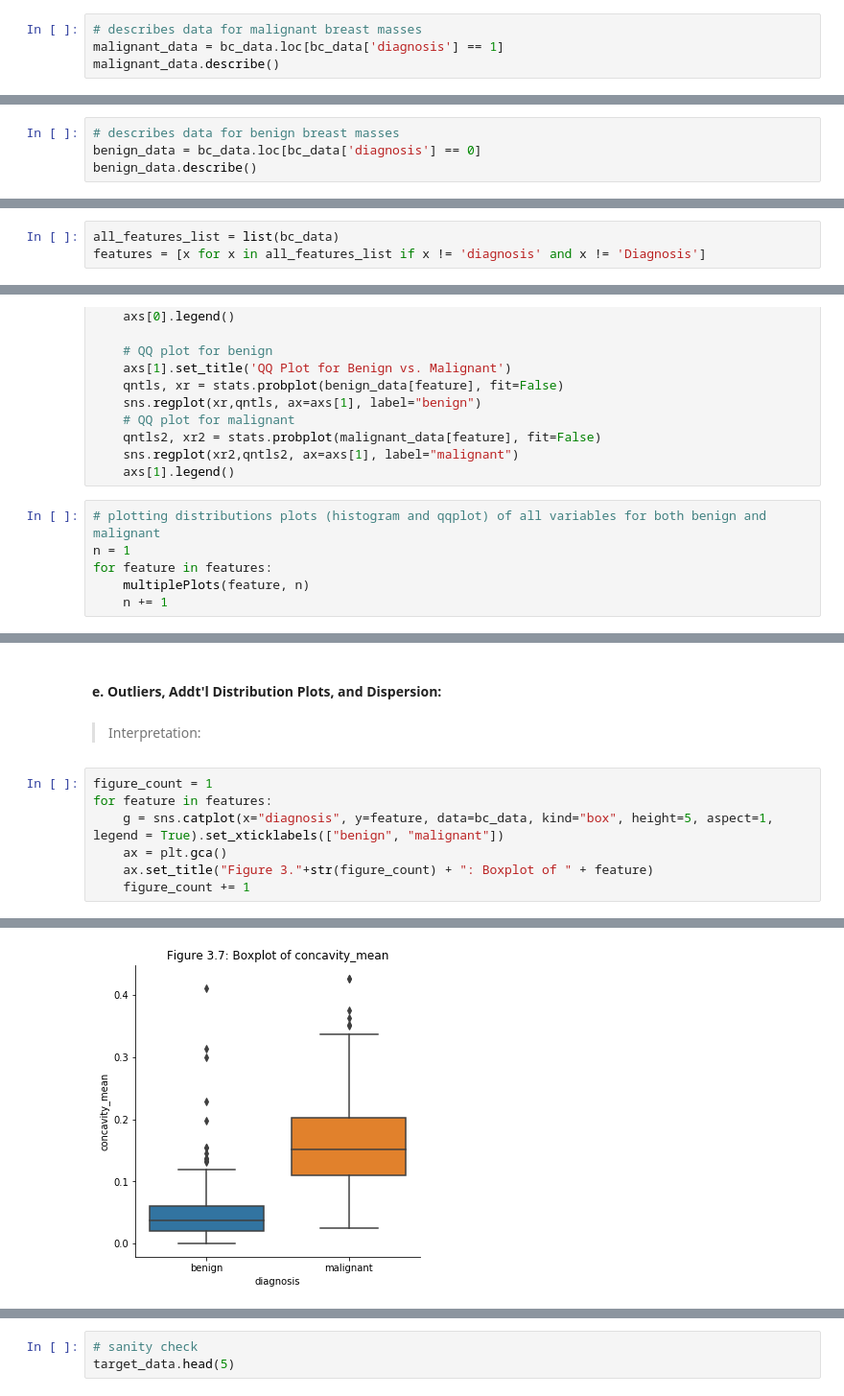
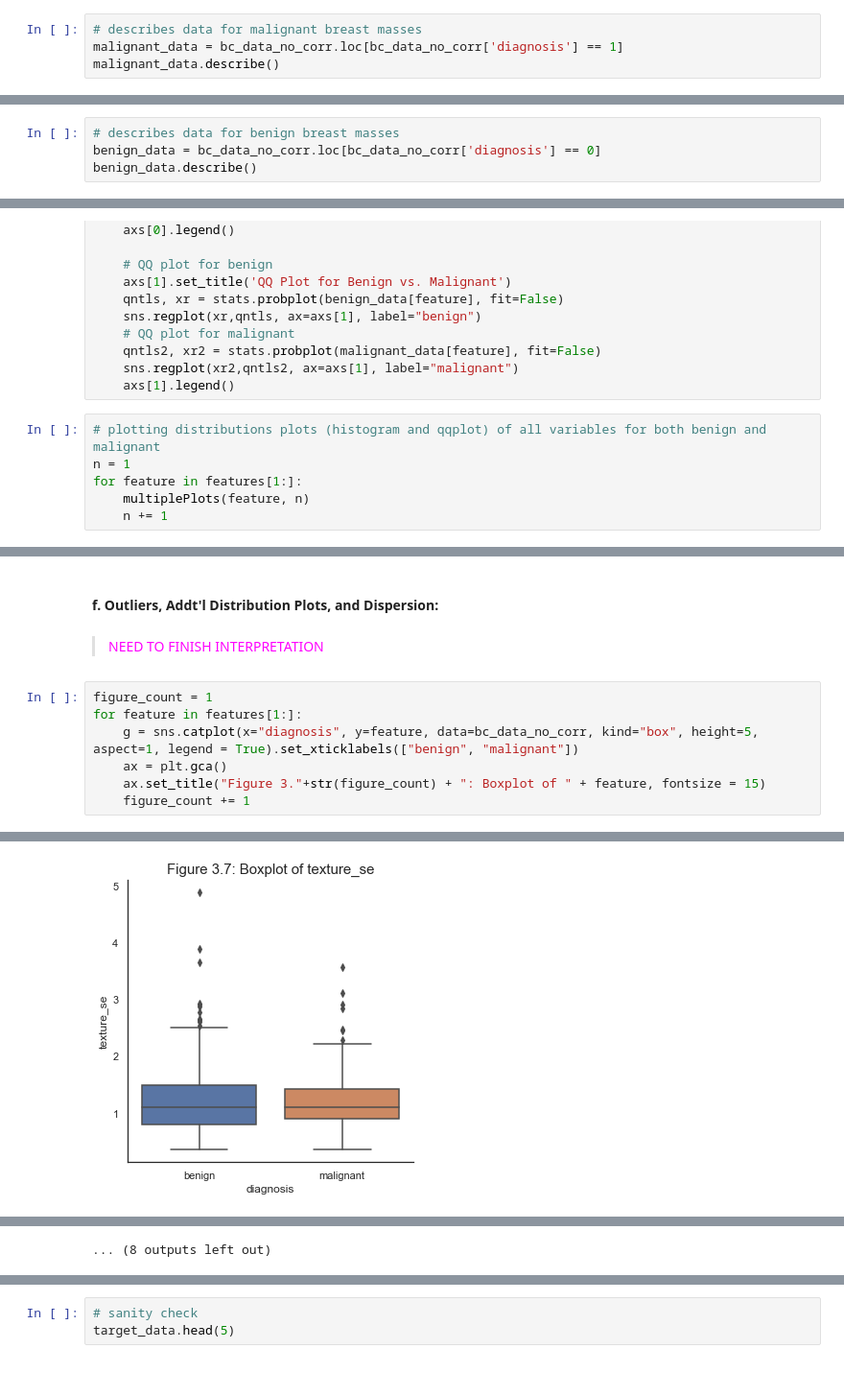
Before and after one commit to daniellaraz/Breast_Cancer_Project, a Jupyter notebook: Breast_Cancer_Exploration.ipynb, the cells around one changed output, grey strips where cells are left out. Shown at 96% size. Cells and saved outputs as stored; diff of their text form.

```diff
--- a/Breast_Cancer_Exploration.ipynb
+++ b/Breast_Cancer_Exploration.ipynb
@@ -220,6 +237,6 @@ Text(0.5,1,'Figure 1.3')
 >>> - ***Compare 25% and 50% and 75% ***
 # %%
 # describes data for malignant breast masses
-malignant_data = bc_data.loc[bc_data['diagnosis'] == 1]
+malignant_data = bc_data_no_corr.loc[bc_data_no_corr['diagnosis'] == 1]
 malignant_data.describe()
 # %% [output]
@@ -235,5 +253,5 @@ malignant_data.describe()
 # %%
 # describes data for benign breast masses
-benign_data = bc_data.loc[bc_data['diagnosis'] == 0]
+benign_data = bc_data_no_corr.loc[bc_data_no_corr['diagnosis'] == 0]
 benign_data.describe()
 # %% [output]
@@ -256,3 +273,0 @@ benign_data.describe()
-# %%
-all_features_list = list(bc_data)
-features = [x for x in all_features_list if x != 'diagnosis' and x != 'Diagnosis']
@@ -295,7 +301,7 @@ def multiplePlots(feature_name, n):
 # %%
 # plotting distributions plots (histogram and qqplot) of all variables for both benign and malignant
 n = 1
-for feature in features:
+for feature in features[1:]:
     multiplePlots(feature, n)
     n += 1
 # %% [output]
@@ -312,14 +321,14 @@ for feature in features:
 # %% [markdown]
-#### **e. Outliers, Addt'l Distribution Plots, and Dispersion:** <a name="Outliers"></a>
+#### **f. Outliers, Addt'l Distribution Plots, and Dispersion:** <a name="Outliers"></a>
-# %% [markdown]
-> Interpretation:
-
->
+# %% [markdown]
+> <font color="magenta">NEED TO FINISH INTERPRETATION</font>
+
+>
 # %%
 figure_count = 1
-for feature in features:
-    g = sns.catplot(x="diagnosis", y=feature, data=bc_data, kind="box", height=5, aspect=1, legend = True).set_xticklabels(["benign", "malignant"])
+for feature in features[1:]:
+    g = sns.catplot(x="diagnosis", y=feature, data=bc_data_no_corr, kind="box", height=5, aspect=1, legend = True).set_xticklabels(["benign", "malignant"])
     ax = plt.gca()
-    ax.set_title("Figure 3."+str(figure_count) + ": Boxplot of " + feature)
+    ax.set_title("Figure 3."+str(figure_count) + ": Boxplot of " + feature, fontsize = 15)
     figure_count += 1
 # %% [output]
@@ -332 +341 @@ for feature in features:
-[figure, old version]
+[figure, new version]
@@ -335,0 +347 @@ for feature in features:
+... (8 outputs left out)
```
Also changed, not shown: parts of 61 cells of this notebook.
